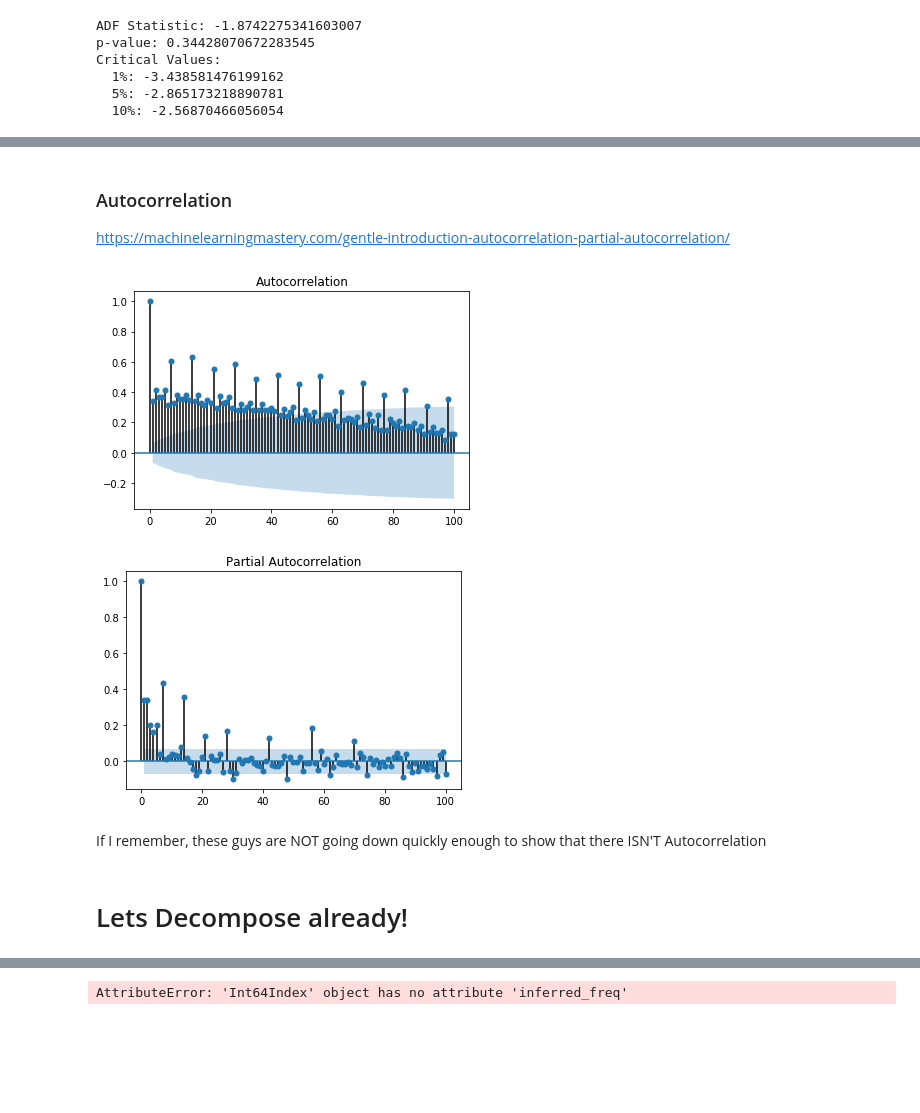
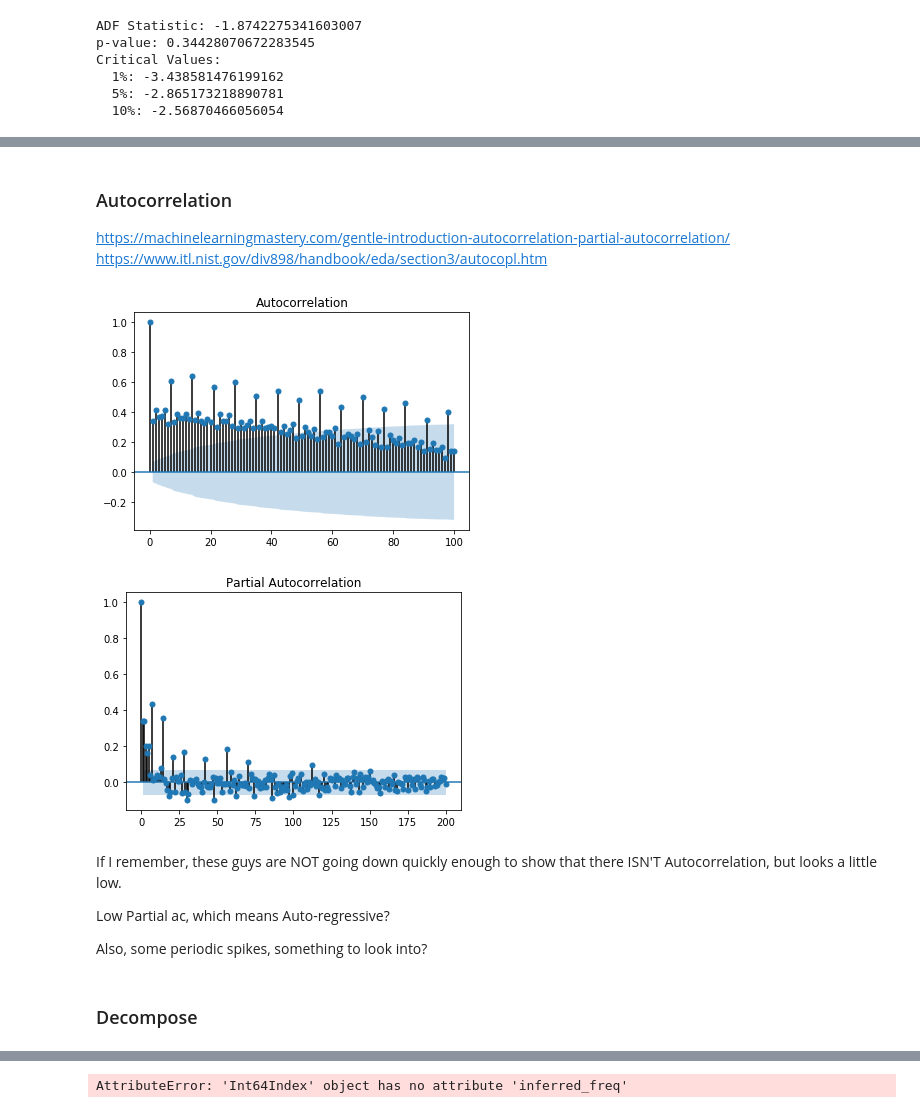
Before and after one commit to npendicott/london-forcast, a Jupyter notebook: modelng/exploratory_analysis.ipynb, the cells around one changed output, grey strips where cells are left out. Saved outputs shown, nothing was run; the diff lists cells and outputs as text; code cells hidden in the pictures; blank space fills up the shorter version.

Commit message:
Added a decomp and some AC/ST stats.

```diff
--- a/modelng/exploratory_analysis.ipynb
+++ b/modelng/exploratory_analysis.ipynb
@@ -101,28 +139,0 @@ sns.relplot(x='tstp', #x='tmp_index',
-# %%
-import glob
-
-
-fpath = '../data/cleaned/halfhourly_dataset'
-all_files = glob.glob(fpath + "/block_*.csv")
-
-
-# Schema
-schema = {
-    'LCLid': 'category',
-    'energy(kWh/hh)': 'float64',
-}
-date_cols = ['tstp']
-
-#usage_data = dd.read_csv(fpath, dtype=schema, parse_dates=date_cols)
-
-
-
-li = []
-for filename in all_files:
-    df = pandas.read_csv(filename, dtype=schema, parse_dates=date_cols)
-    li.append(df)
-
-usage_data = pandas.concat(li, axis=0, ignore_index=True)
-
-usage_means = usage_data.groupby('LCLid')['energy(kWh/hh)'].mean()
-usage_means[10]
@@ -363,17 +355,22 @@ Accept: Series is not stationary.
 # %% [markdown]
 ### Autocorrelation
 https://machinelearningmastery.com/gentle-introduction-autocorrelation-partial-autocorrelation/
+https://www.itl.nist.gov/div898/handbook/eda/section3/autocopl.htm
 # %%
-plot_acf(single_agg_usage['energy_sum'], lags=100)
+plot_acf(single_agg_usage['energy_sum'], lags=100, unbiased=True)
 pyplot.show()  # This keeps things from showing up twice?
 # %% [output]
-[figure, old version]
+[figure, new version]
 # %%
-plot_pacf(single_agg_usage['energy_sum'], lags=100)
+plot_pacf(single_agg_usage['energy_sum'], lags=200)
 pyplot.show()  # This keeps things from showing up twice?
 # %% [output]
-[figure, old version]
+[figure, new version]
 # %% [markdown]
-If I remember, these guys are NOT going down quickly enough to show that there ISN'T Autocorrelation
+If I remember, these guys are NOT going down quickly enough to show that there ISN'T Autocorrelation, but looks a little low.
+
+Low Partial ac, which means Auto-regressive?
+
+Also, some periodic spikes, something to look into?
 # %% [markdown]
-# Lets Decompose already!
+### Decompose
```
Also changed, not shown: parts of 40 cells of this notebook.
